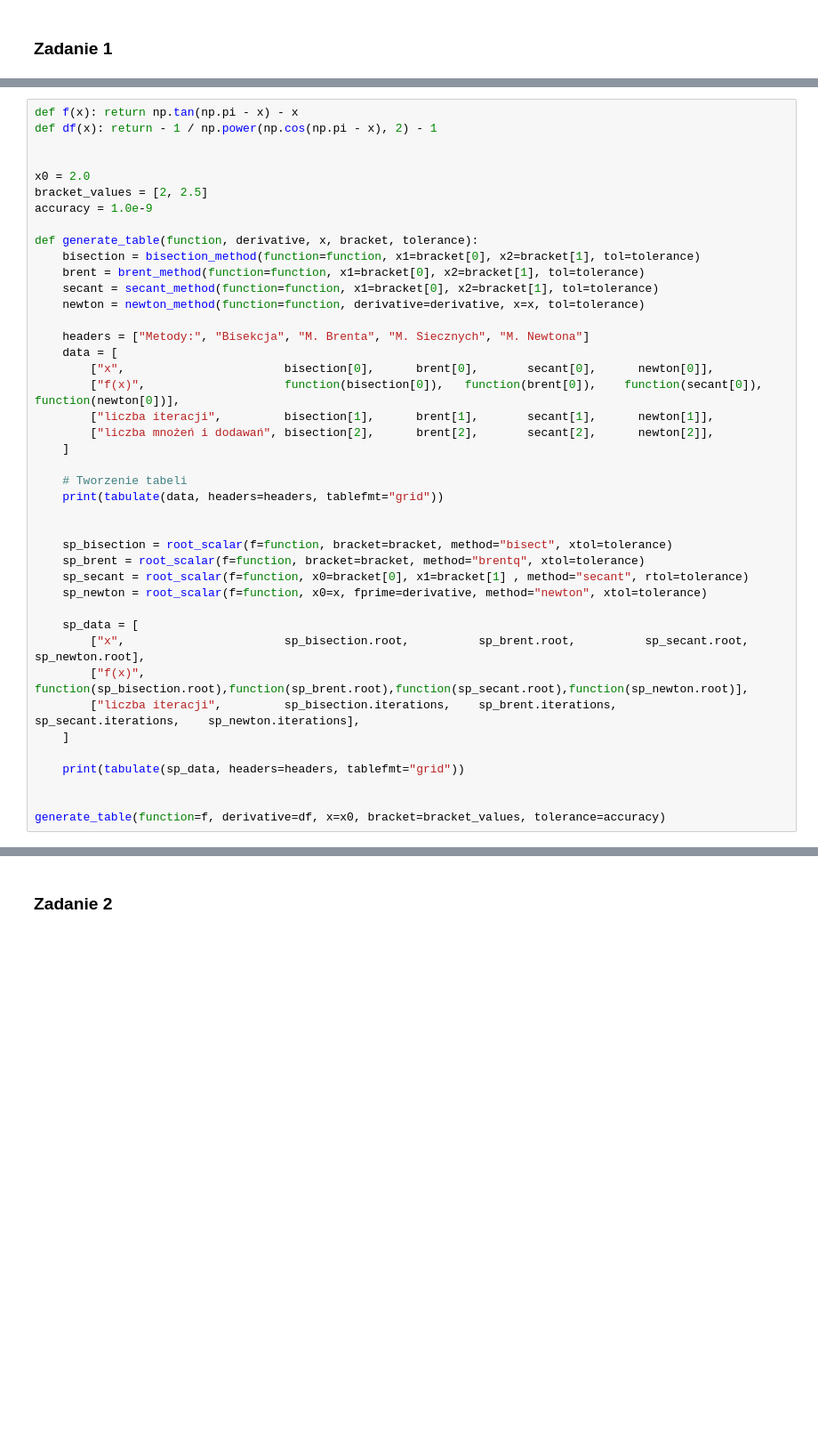
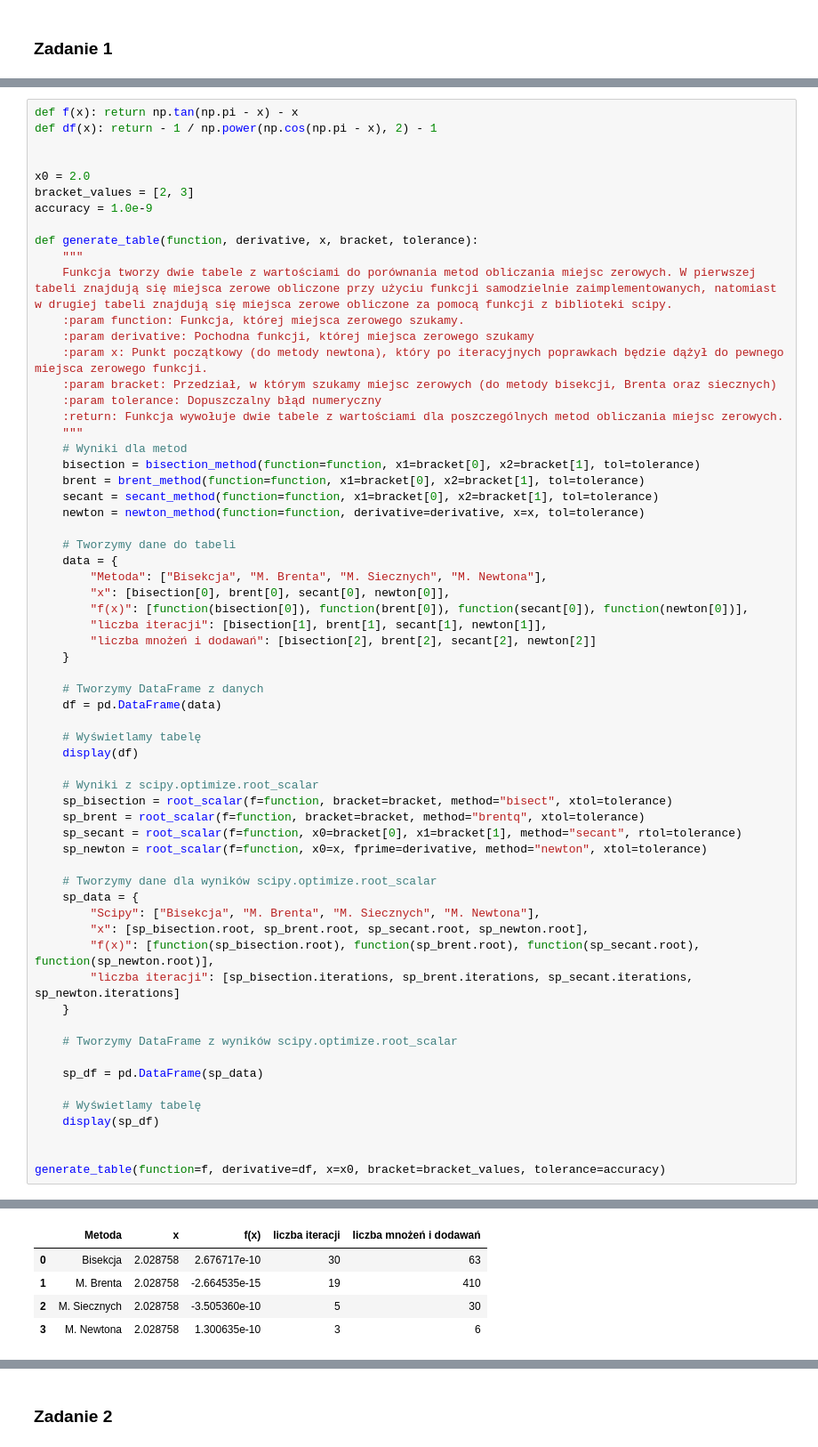
Before and after one commit to Zuzanna-Sosnowska/UniversityProjects, a Jupyter notebook: Semestr 5/Metody numeryczne/Lista4/lista4.ipynb, the cells around one changed output, grey strips where cells are left out. Shown at 89% size. Saved outputs shown, nothing was run; the diff lists cells and outputs as text; blank space fills up the shorter version.

```diff
--- a/Semestr 5/Metody numeryczne/Lista4/lista4.ipynb
+++ b/Semestr 5/Metody numeryczne/Lista4/lista4.ipynb
@@ -134,39 +178,60 @@ def df(x): return - 1 / np.power(np.cos(np.pi - x), 2) - 1
 
 
 x0 = 2.0
-bracket_values = [2, 2.5]
+bracket_values = [2, 3]
 accuracy = 1.0e-9
 
 def generate_table(function, derivative, x, bracket, tolerance):
+    """
+    Funkcja tworzy dwie tabele z wartościami do porównania metod obliczania miejsc zerowych. W pierwszej tabeli znajdują się miejsca zerowe obliczone przy użyciu funkcji samodzielnie zaimplementowanych, natomiast w drugiej tabeli znajdują się miejsca zerowe obliczone za pomocą funkcji z biblioteki scipy.
+    :param function: Funkcja, której miejsca zerowego szukamy.
+    :param derivative: Pochodna funkcji, której miejsca zerowego szukamy
+    :param x: Punkt początkowy (do metody newtona), który po iteracyjnych poprawkach będzie dążył do pewnego miejsca zerowego funkcji.
+    :param bracket: Przedział, w którym szukamy miejsc zerowych (do metody bisekcji, Brenta oraz siecznych)
+    :param tolerance: Dopuszczalny błąd numeryczny
+    :return: Funkcja wywołuje dwie tabele z wartościami dla poszczególnych metod obliczania miejsc zerowych.
+    """
+    # Wyniki dla metod
     bisection = bisection_method(function=function, x1=bracket[0], x2=bracket[1], tol=tolerance)
     brent = brent_method(function=function, x1=bracket[0], x2=bracket[1], tol=tolerance)
     secant = secant_method(function=function, x1=bracket[0], x2=bracket[1], tol=tolerance)
     newton = newton_method(function=function, derivative=derivative, x=x, tol=tolerance)
 
-    headers = ["Metody:", "Bisekcja", "M. Brenta", "M. Siecznych", "M. Newtona"]
-    data = [
-        ["x",                       bisection[0],      brent[0],       secant[0],      newton[0]],
-        ["f(x)",                    function(bisection[0]),   function(brent[0]),    function(secant[0]),   function(newton[0])],
-        ["liczba iteracji",         bisection[1],      brent[1],       secant[1],      newton[1]],
-        ["liczba mnożeń i dodawań", bisection[2],      brent[2],       secant[2],      newton[2]],
-    ]
+    # Tworzymy dane do tabeli
+    data = {
+        "Metoda": ["Bisekcja", "M. Brenta", "M. Siecznych", "M. Newtona"],
+        "x": [bisection[0], brent[0], secant[0], newton[0]],
+        "f(x)": [function(bisection[0]), function(brent[0]), function(secant[0]), function(newton[0])],
+        "liczba iteracji": [bisection[1], brent[1], secant[1], newton[1]],
+        "liczba mnożeń i dodawań": [bisection[2], brent[2], secant[2], newton[2]]
+    }
 
-    # Tworzenie tabeli
-    print(tabulate(data, headers=headers, tablefmt="grid"))
+    # Tworzymy DataFrame z danych
+    df = pd.DataFrame(data)
 
+    # Wyświetlamy tabelę
+    display(df)
 
+    # Wyniki z scipy.optimize.root_scalar
     sp_bisection = root_scalar(f=function, bracket=bracket, method="bisect", xtol=tolerance)
     sp_brent = root_scalar(f=function, bracket=bracket, method="brentq", xtol=tolerance)
-    sp_secant = root_scalar(f=function, x0=bracket[0], x1=bracket[1] , method="secant", rtol=tolerance)
+    sp_secant = root_scalar(f=function, x0=bracket[0], x1=bracket[1], method="secant", rtol=tolerance)
     sp_newton = root_scalar(f=function, x0=x, fprime=derivative, method="newton", xtol=tolerance)
 
-    sp_data = [
-        ["x",                       sp_bisection.root,          sp_brent.root,          sp_secant.root,          sp_newton.root],
-        ["f(x)",                    function(sp_bisection.root),function(sp_brent.root),function(sp_secant.root),function(sp_newton.root)],
-        ["liczba iteracji",         sp_bisection.iterations,    sp_brent.iterations,    sp_secant.iterations,    sp_newton.iterations],
-    ]
+    # Tworzymy dane dla wyników scipy.optimize.root_scalar
+    sp_data = {
+        "Scipy": ["Bisekcja", "M. Brenta", "M. Siecznych", "M. Newtona"],
+        "x": [sp_bisection.root, sp_brent.root, sp_secant.root, sp_newton.root],
+        "f(x)": [function(sp_bisection.root), function(sp_brent.root), function(sp_secant.root), function(sp_newton.root)],
+        "liczba iteracji": [sp_bisection.iterations, sp_brent.iterations, sp_secant.iterations, sp_newton.iterations]
+    }
 
-    print(tabulate(sp_data, headers=headers, tablefmt="grid"))
+    # Tworzymy DataFrame z wyników scipy.optimize.root_scalar
+
+    sp_df = pd.DataFrame(sp_data)
+
+    # Wyświetlamy tabelę
+    display(sp_df)
 
 
 generate_table(function=f, derivative=df, x=x0, bracket=bracket_values, tolerance=accuracy)
@@ -193,0 +239,5 @@ generate_table(function=f, derivative=df, x=x0, bracket=bracket_values, toleranc
+|  | Metoda | x | f(x) | liczba iteracji | liczba mnożeń i dodawań |
+| 0 | Bisekcja | 2.028758 | 2.676717e-10 | 30 | 63 |
+| 1 | M. Brenta | 2.028758 | -2.664535e-15 | 19 | 410 |
+| 2 | M. Siecznych | 2.028758 | -3.505360e-10 | 5 | 30 |
+| 3 | M. Newtona | 2.028758 | 1.300635e-10 | 3 | 6 |
```
Also changed, not shown: parts of 10 cells of this notebook, 7 other files.
